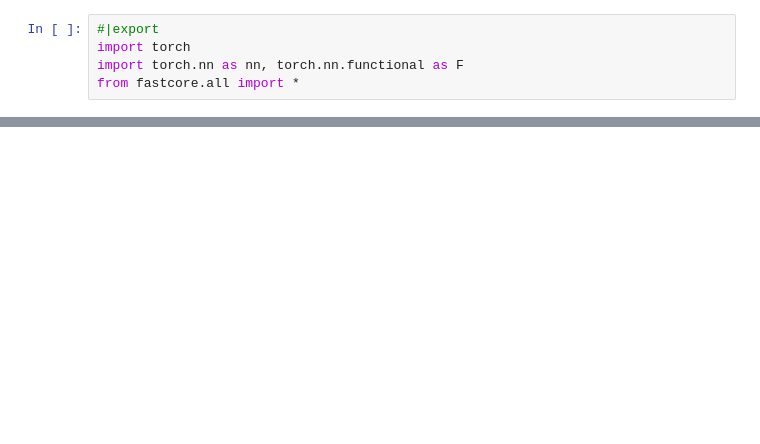
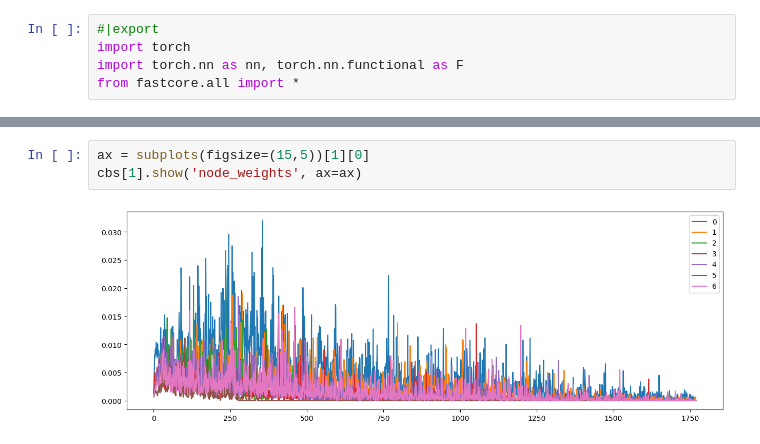
Before and after one commit to ssslakter/FastFF, a Jupyter notebook: nbs/04_fff.ipynb, the cells around one changed output, grey strips where cells are left out. Drawn from its saved outputs; the diff is of its cells as text; blank space fills up the shorter version.

```diff
--- a/nbs/04_fff.ipynb
+++ b/nbs/04_fff.ipynb
@@ -95,0 +170,5 @@ cbs[1].show(True, ax=axes[1])
+# %%
+ax = subplots(figsize=(15,5))[1][0]
+cbs[1].show('node_weights', ax=ax)
+# %% [output]
+[figure, added]
```
Also changed, not shown: parts of 21 cells of this notebook, 5 other files.
